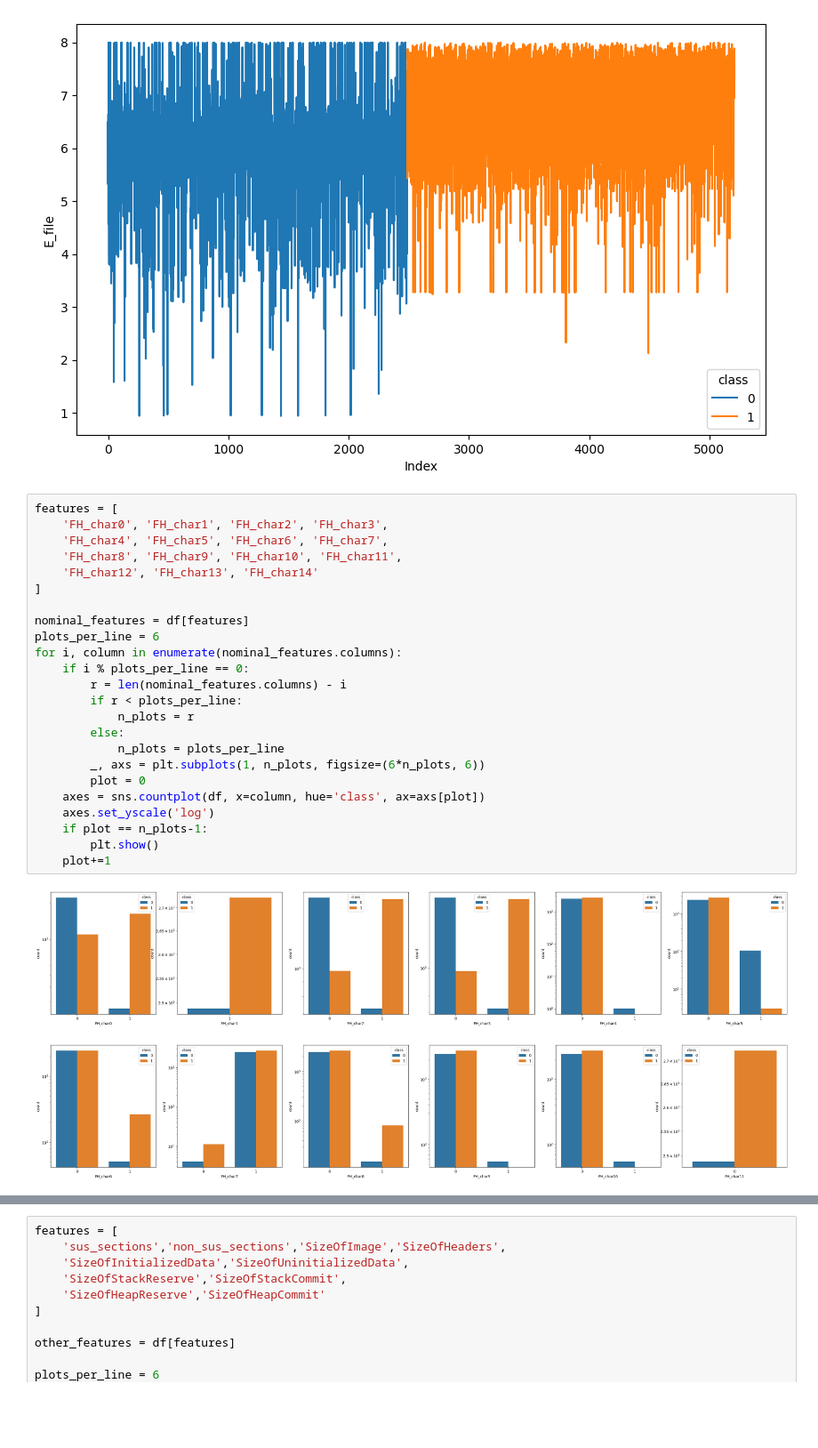
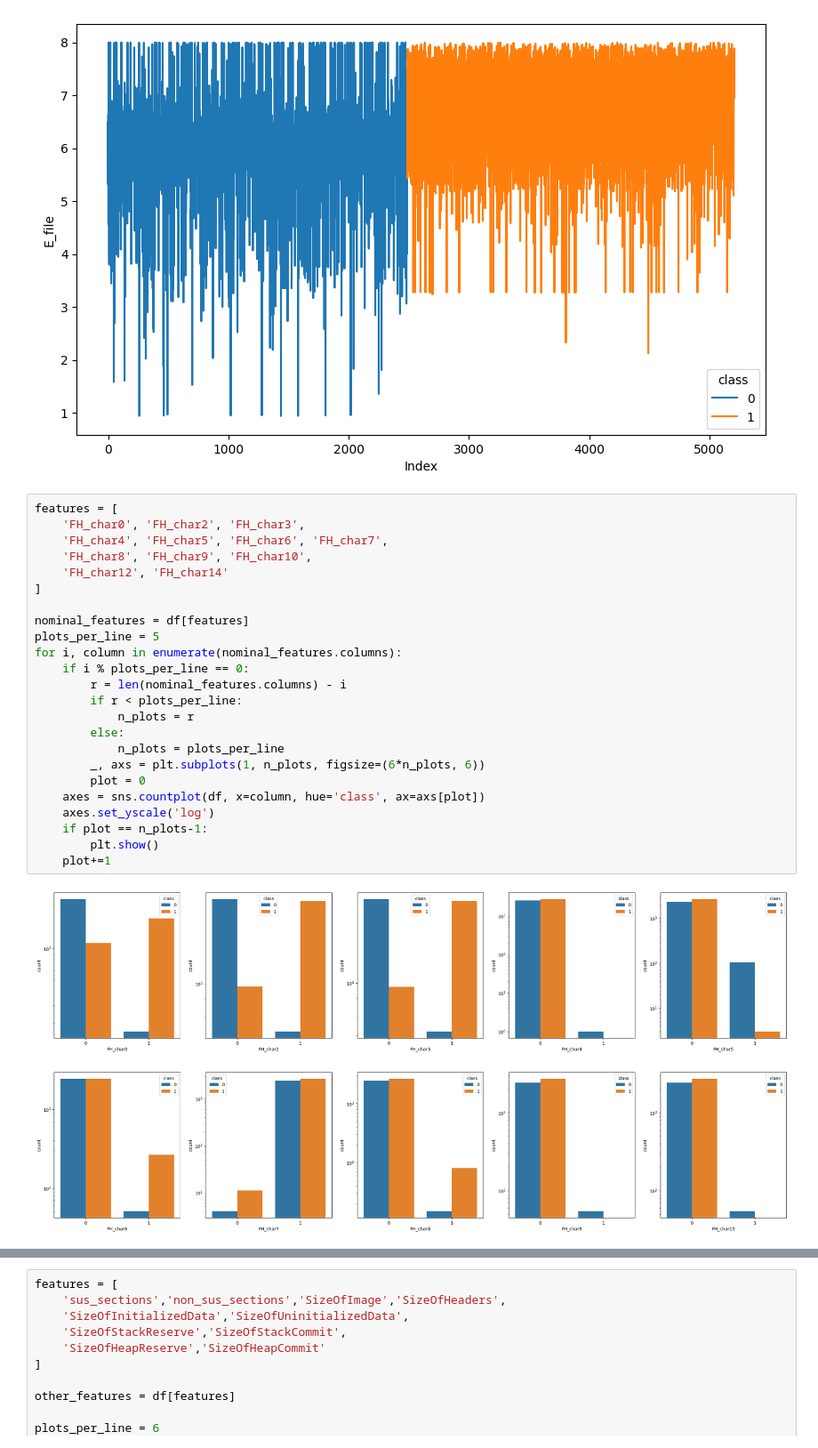
Before and after one commit to Dema00/ml-analysis-project, a Jupyter notebook: notebook.ipynb, the cells around one changed output, grey strips where cells are left out. Shown at 89% size. Cells and saved outputs as stored; diff of their text form; blank space fills up the shorter version.

```diff
--- a/notebook.ipynb
+++ b/notebook.ipynb
@@ -165,28 +165,28 @@ plt.show()
 [figure]
 # %%
 features = [
-    'FH_char0', 'FH_char1', 'FH_char2', 'FH_char3',
+    'FH_char0', 'FH_char2', 'FH_char3',
     'FH_char4', 'FH_char5', 'FH_char6', 'FH_char7',
-    'FH_char8', 'FH_char9', 'FH_char10', 'FH_char11',
-    'FH_char12', 'FH_char13', 'FH_char14'
+    'FH_char8', 'FH_char9', 'FH_char10',
+    'FH_char12', 'FH_char14'
 ]
 
 nominal_features = df[features]
-plots_per_line = 6
+plots_per_line = 5
 for i, column in enumerate(nominal_features.columns):
     if i % plots_per_line == 0:
         r = len(nominal_features.columns) - i
         if r < plots_per_line:
             n_plots = r
         else:
             n_plots = plots_per_line
         _, axs = plt.subplots(1, n_plots, figsize=(6*n_plots, 6))
         plot = 0
     axes = sns.countplot(df, x=column, hue='class', ax=axs[plot])
     axes.set_yscale('log')
     if plot == n_plots-1:
         plt.show()
     plot+=1
 # %% [output]
-[figure, old version]
+[figure, new version]
-[figure, old version]
+[figure, new version]
```
Also changed, not shown: parts of 11 cells of this notebook, 5 other files.
